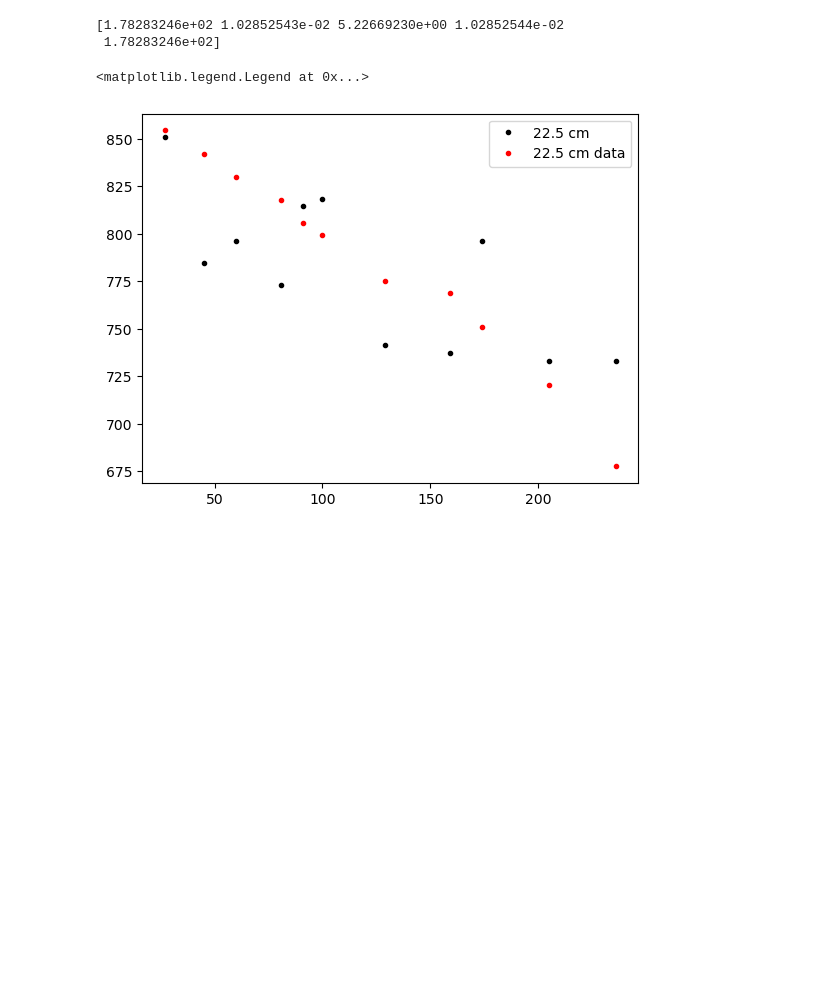
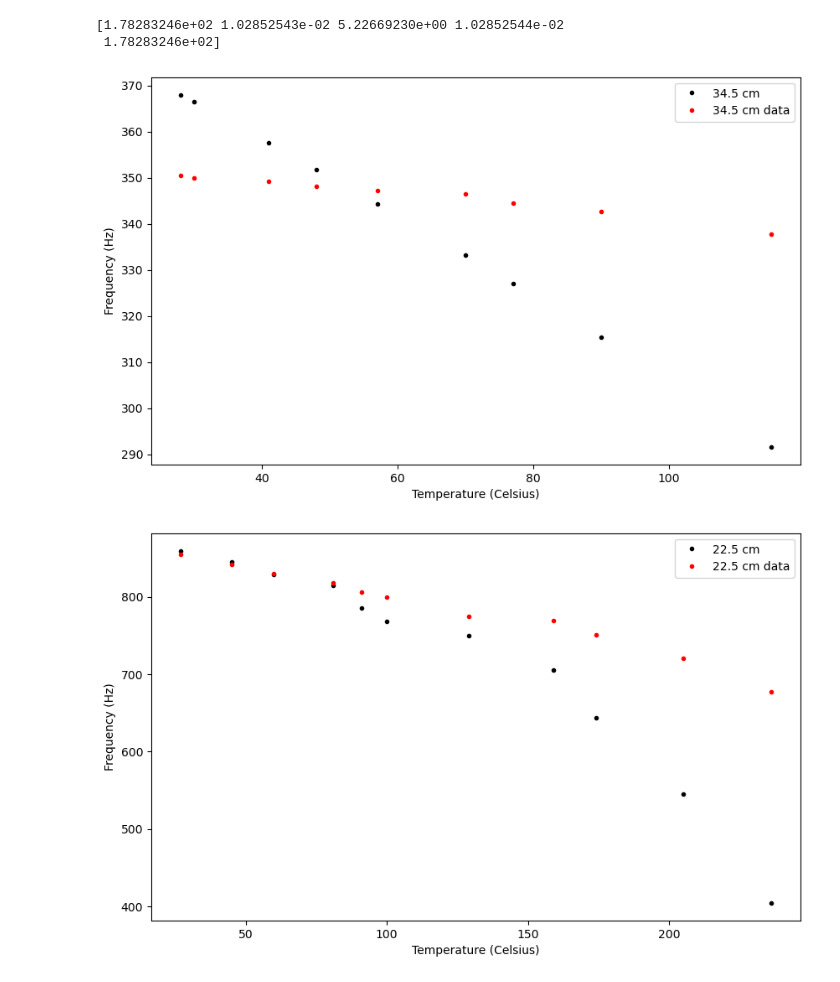
Before and after one commit to AlejandroJean1/Onderzoekspracticum-TN2, a Jupyter notebook: Data Analyse.ipynb, the cells around one changed output. Drawn from its saved outputs; the diff is of its cells as text; code cells hidden in the pictures; blank space fills up the shorter version.

Commit message:
data analyse v3

```diff
--- a/Data Analyse.ipynb
+++ b/Data Analyse.ipynb
@@ -15,7 +15,7 @@ u_f345 = 1
 
 
 # 0.1 mm diameter voor 22.5, 49.8
-r2 = 0.0001/2 # m
+r2 = 0.00025/2 # m
 A2 = np.pi * r2 ** 2 # m^2
 L225 = 0.225 # m
 Temp225 = np.array([27, 45, 60, 81, 91, 100, 129, 159, 174, 205, 236]) # Celsius
@@ -38,10 +38,10 @@ n = 1
 
 di = 7900 # Dichtheid van staal (kg/m^3)
 u_di = 200 # kg/m^3
-r = 0.0005/2 #m
-u_r = 0.0001 #m
-opp = np.pi*r**2
-mu = di * opp #kg/m
+# r = 0.0005/2 #m
+# u_r = 0.0001 #m
+# opp = np.pi*r**2
+# mu = di * opp #kg/m
 
 popt, pcov = curve_fit(frequentie, Temp345, eigen_f345)
 print(popt)
@@ -59,38 +58,86 @@ dTemp345 = np.array([])
 dTemp225 = np.array([])
 dTemp498 = np.array([])
 
 for i in range(1, len(Temp345)):
-    dTemp345 = np.append(dTemp345, Temp345[i] - Temp345[i-1])
+    dTemp345 = np.append(dTemp345, Temp345[i] - Temp345[0])
 
 for i in range(1, len(Temp225)):
-    dTemp225 = np.append(dTemp225, Temp225[i] - Temp225[i-1])
+    dTemp225 = np.append(dTemp225, Temp225[i] - Temp225[0])
 
 for i in range(1, len(Temp498)):
-    dTemp498 = np.append(dTemp498, Temp498[i] - Temp498[i-1])
+    dTemp498 = np.append(dTemp498, Temp498[i] - Temp498[0])
 
 def new_mu(dtemp, V, r, aL, aV, di, A):
     new_mu = np.zeros(len(dtemp) + 1)
     new_mu[0] = di * A
     dr = r * dtemp * aL
     new_r = r + dr
     new_opp = np.pi * new_r ** 2
     V_change = aV * dtemp * V
     New_V = V_change + V
     New_di = (di * V) / New_V
     new_mu[1:] = New_di * new_opp
     L = New_V / new_opp
     dL = np.zeros(len(dtemp) + 1)
     dL[0] = 0
     dL[1:] = L - V / new_opp
     dT = np.zeros(len(dtemp) + 1)
     dT[0] = 0
-    dT[1:] = - YM * aL * dtemp / L * A
+    dT[1:] = - YM * aL * dtemp * A
+
     return new_mu, dL, dT
 
-test = frequentie(new_mu(dTemp225, L225 * A2, r2, alpha_L, alpha_V, di, A2)[0], tens, L225, n, new_mu(dTemp225, L225 * A2, r2, alpha_L, alpha_V, di, A2)[1], new_mu(dTemp225, L225 * A2, r2, alpha_L, alpha_V, di, A2)[2])
-plt.plot(Temp225, test, "k.", label='22.5 cm')
+tens1 = 100 #N
+tens2 = 58 #N
+tens3 = 30 #N
+
+aa = np.zeros(len(dTemp225)+1)
+aa[0:] = di * A2
+
+test1 = frequentie(
+    # aa,
+    new_mu(dTemp345, L345 * A1, r1, alpha_L, alpha_V, di, A1)[0],
+    tens1, L345, n,
+    new_mu(dTemp345, L345 * A1, r1, alpha_L, alpha_V, di, A1)[1],
+    new_mu(dTemp345, L345 * A1, r1, alpha_L, alpha_V, di, A1)[2])
+
+test2 = frequentie(
+    # aa,
+    new_mu(dTemp498, L225 * A2, r2, alpha_L, alpha_V, di, A2)[0],
+    tens2, L225, n,
+    new_mu(dTemp498, L225 * A2, r2, alpha_L, alpha_V, di, A2)[1],
+    new_mu(dTemp498, L225 * A2, r2, alpha_L, alpha_V, di, A2)[2])
+
+test3 = frequentie(
+    # aa,
+    new_mu(dTemp498, L498 * A2, r2, alpha_L, alpha_V, di, A2)[0],
+    tens3, L498, n,
+    new_mu(dTemp498, L498 * A2, r2, alpha_L, alpha_V, di, A2)[1],
+    new_mu(dTemp498, L498 * A2, r2, alpha_L, alpha_V, di, A2)[2])
+
+plt.figure(figsize=(10, 6))
+plt.plot(Temp345, test1, "k.", label='34.5 cm')
+plt.plot(Temp345, eigen_f345, "r.", label='34.5 cm data')
+plt.legend()
+plt.xlabel('Temperature (Celsius)')
+plt.ylabel('Frequency (Hz)')
+plt.show()
+
+plt.figure(figsize=(10, 6))
+plt.plot(Temp225, test2, "k.", label='22.5 cm')
 plt.plot(Temp225, eigen_f225, "r.", label='22.5 cm data')
 plt.legend()
+plt.xlabel('Temperature (Celsius)')
+plt.ylabel('Frequency (Hz)')
+plt.show()
+
+plt.figure(figsize=(10, 6))
+plt.plot(Temp498, test3, "k.", label='49.8 cm')
+plt.plot(Temp498, eigen_f498, "r.", label='49.8 cm data')
+plt.legend()
+plt.xlabel('Temperature (Celsius)')
+plt.ylabel('Frequency (Hz)')
+plt.show()
 # %% [output]
-<matplotlib.legend.Legend at 0x...>
-[figure, old version]
+[figure, new version]
+[figure, added]
```
Also changed, not shown: parts of 2 cells of this notebook.
